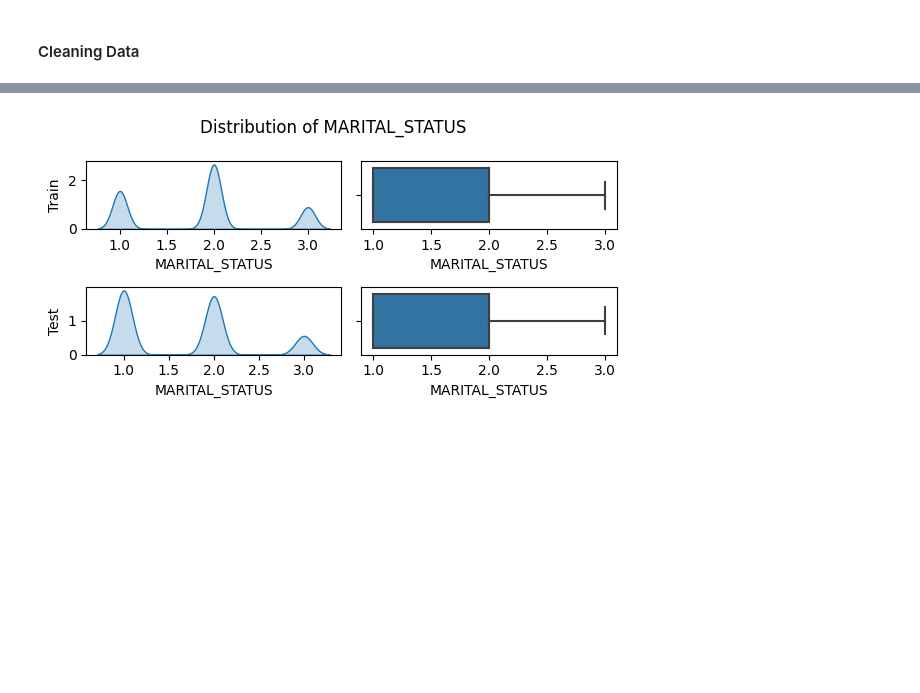
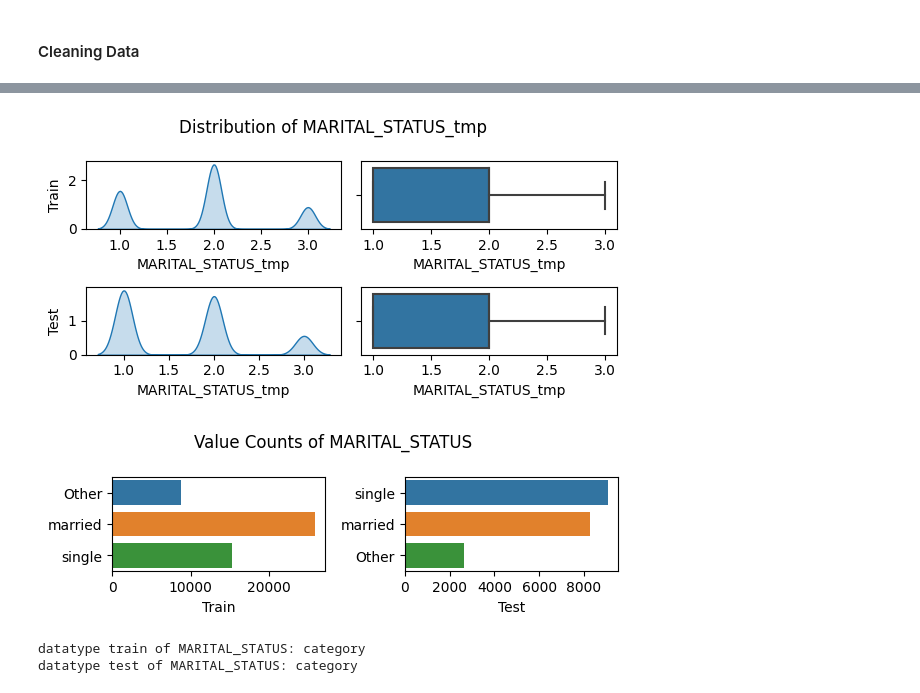
Before and after one commit to tutecode/credit-risk-analysis, a Jupyter notebook: notebook_principal.ipynb, the cells around one changed output, grey strips where cells are left out. Cells and saved outputs as stored; diff of their text form; code cells hidden in the pictures; blank space fills up the shorter version.

```diff
--- a/notebook_principal.ipynb
+++ b/notebook_principal.ipynb
@@ -489,13 +532,23 @@ from sklearn.impute import SimpleImputer
 # la distribucion (train + test), valor_frecuente = 0 (sin tarjeta)
 # sigue siendo variable numerica
 curr_col_name = "QUANT_ADDITIONAL_CARDS"
+
+# numerical changes
+tmp_col = curr_col_name+"_tmp"
+app_train_cop[tmp_col] = np.where(app_train_cop[curr_col_name] > 0, 1, 0)
+app_test_cop[tmp_col] = np.where(app_test_cop[curr_col_name] > 0, 1, 0)
+plotting_distribution(tmp_col,app_train_cop,app_test_cop)
+remove_tmp_column(tmp_col,app_train_cop,app_test_cop)
+
+# categorical changes
 # cast to binary numerical categories {0: have a card, 1: don't have a card}
-app_train_cop[curr_col_name].replace({0:0, 1:1, 2:1},inplace=True)
-app_test_cop[curr_col_name].replace({0:0, 1:1, 2:1},inplace=True)
+app_train_cop[curr_col_name].replace({0:"Y", 1:"N", 2:"N"},inplace=True)
+app_test_cop[curr_col_name].replace({0:"Y", 1:"N", 2:"N"},inplace=True)
 
 #impute nans in testing with 0 (most frequent from train)
-imp_const_zero = SimpleImputer(missing_values=np.nan, strategy='constant',fill_value=0)
+imp_const_zero = SimpleImputer(missing_values=np.nan, strategy='constant',fill_value="Y")
 app_test_cop[curr_col_name]=imp_const_zero.fit_transform(app_test_cop[[curr_col_name]]).ravel()
 
-plotting_distribution(curr_col_name,app_train_cop,app_test_cop)
+plot_value_counts(curr_col_name,app_train_cop,app_test_cop)
+cast_to_category(curr_col_name,app_train_cop,app_test_cop)
 # %% [output]
@@ -512,27 +605,30 @@ plotting_distribution(curr_col_name,app_train_cop,app_test_cop)
 # %%
 #'MARITAL_STATUS' tiene números del 0 al 7,
 #la mayoría están concentrados en (1=15286, 2=25967),
 #los otros números podemos codificarlo como indeterminado
 #para no eliminar esta columnas.
-# regards to this standard https://international.ipums.org/international-action/variables/MARST#codes_section
-# 0	NIU (not in universe)
-# 1	Single/never married *
-# 2	Married/in union *
-# 3	Separated/divorced/spouse absent
-# 4	Widowed
 curr_col_name = "MARITAL_STATUS"
 # {single:1, married: 2, rest:3}
-app_train_cop[~app_train_cop[curr_col_name].between(1,2)] = 3
-app_test_cop[~app_test_cop[curr_col_name].between(1,2)] = 3
 
-# fig, axes = plt.subplots(1, 2, sharex=True, figsize=(8,2))
-# sns.countplot(ax=axes[0],data=app_train_cop, y=curr_col_name)
-# sns.countplot(ax=axes[1],data=app_test_cop, y=curr_col_name)
-# plt.show()
+#numerical changes
+tmp_col = create_tmp_column(curr_col_name,app_train_cop,app_test_cop)
+app_train_cop.loc[~app_train_cop[tmp_col].between(1,2),tmp_col]=3
+app_test_cop.loc[~app_test_cop[tmp_col].between(1,2),tmp_col]=3
+plotting_distribution(tmp_col,app_train_cop,app_test_cop)
+remove_tmp_column(tmp_col,app_train_cop,app_test_cop)
 
-plotting_distribution(curr_col_name,app_train_cop,app_test_cop)
+#categorical changes
+app_train_cop[curr_col_name] = np.where(app_train_cop[curr_col_name] == 1, 'single',
+         np.where(app_train_cop[curr_col_name] == 2, 'married', 'Other'))
+app_test_cop[curr_col_name] = np.where(app_test_cop[curr_col_name] == 1, 'single',
+         np.where(app_test_cop[curr_col_name] == 2, 'married', 'Other'))
+plot_value_counts(curr_col_name,app_train_cop,app_test_cop)
+cast_to_category(curr_col_name,app_train_cop,app_test_cop)
 # %% [output]
-[figure, old version]
+[figure, new version]
+[figure, added]
+datatype train of MARITAL_STATUS: category
+datatype test of MARITAL_STATUS: category
 # %%
 # 'QUANT_DEPENDANTS' tiene números de 0 hasta el 13 y el 53,
 # podemos clasificar con si y no, o en 0, 1, 2, 3 y 4+.
```
Also changed, not shown: parts of 22 cells of this notebook, 1 other file.
